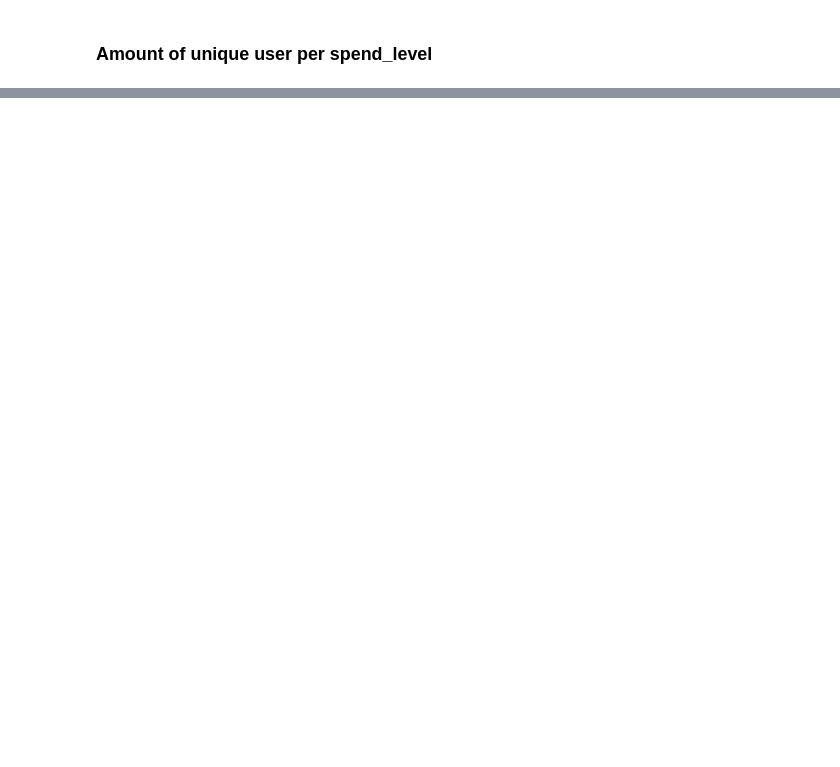
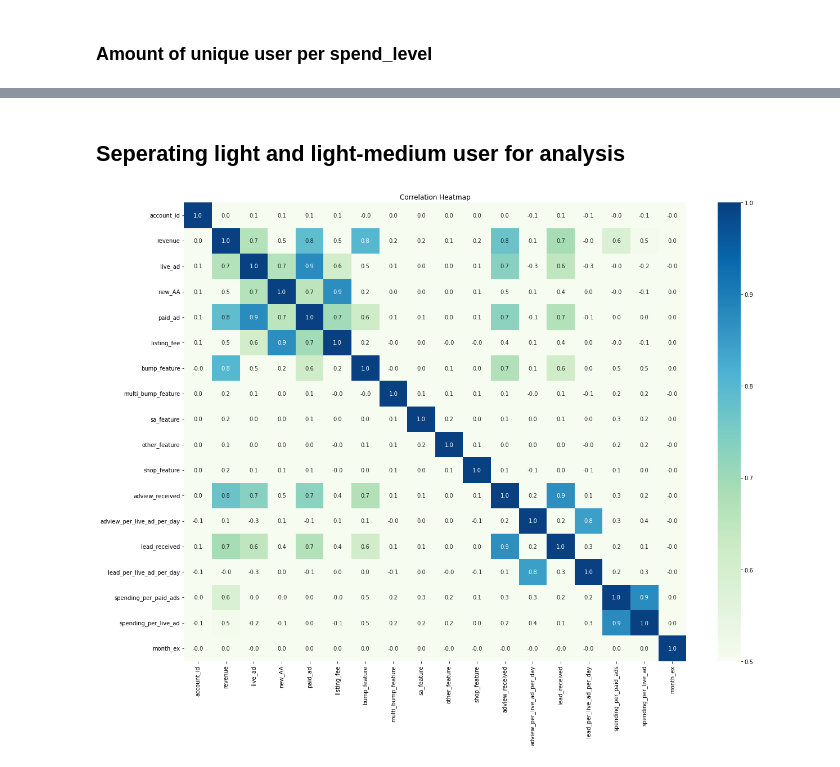
Before and after one commit to dastbek/Lesson-Note, a Jupyter notebook: Stats/May 14.ipynb, the cells around one changed output, grey strips where cells are left out. Drawn from its saved outputs; the diff is of its cells as text; code cells hidden in the pictures; blank space fills up the shorter version.

```diff
--- a/Stats/May 14.ipynb
+++ b/Stats/May 14.ipynb
@@ -128,0 +142,16 @@ df.corr()
+# %% [markdown]
+## Seperating light and light-medium user for analysis
+# %%
+df_light = df[df['spend_level'].isin(['light', 'light-medium'])]
+# %%
+corr_mat_spearman = df_light.corr(method='spearman')
+plt.figure(figsize=(20,15))
+sns.heatmap(corr_mat_spearman,
+            annot=True,
+            fmt='.1f',
+            cmap='GnBu',
+            vmin=0.5,
+            vmax=1)
+title = plt.title('Correlation Heatmap')
+# %% [output]
+[figure, added]
```
Also changed, not shown: parts of 46 cells of this notebook, 6 other files.
